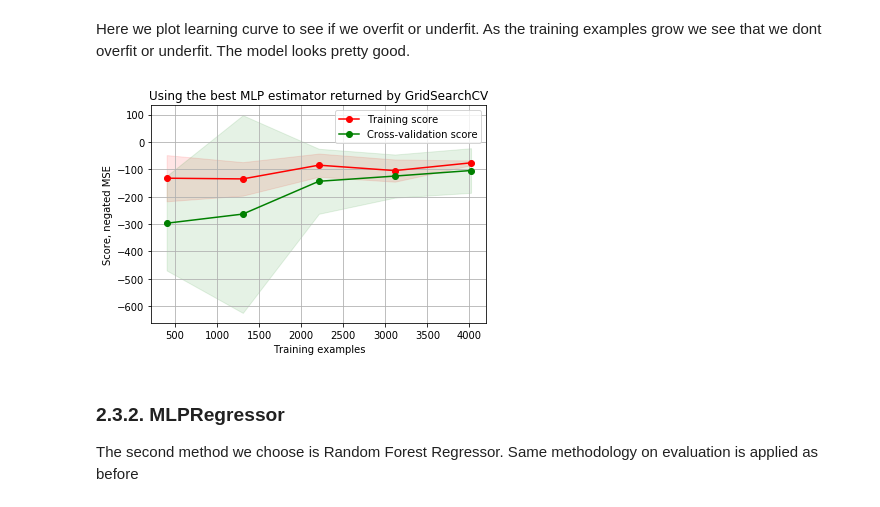
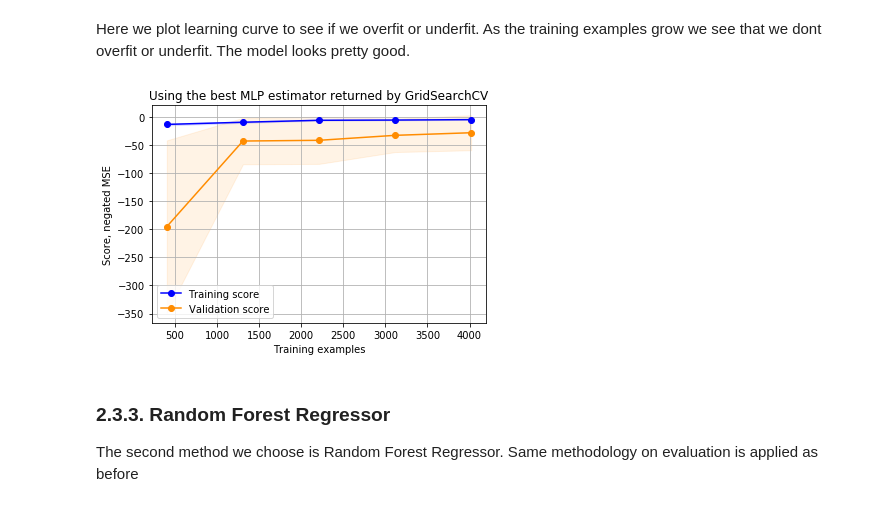
Before and after one commit to z0zz0/Learning-systems-project, a Jupyter notebook: Regression part/ModelingCoolingH2O2.ipynb, the cells around one changed output. Drawn from its saved outputs; the diff is of its cells as text; code cells hidden in the pictures.

Commit message:
done with regression part

```diff
--- a/Regression part/ModelingCoolingH2O2.ipynb
+++ b/Regression part/ModelingCoolingH2O2.ipynb
@@ -82 +59,11 @@ Explained variance in the top [0..10]:
+# %%
+forest = ExtraTreesRegressor(random_state=0, n_jobs=-1)
+
+forest.fit(X_train, y_train)
+importances = forest.feature_importances_
+indices = np.argsort(importances)[::-1]
+
+model = SelectFromModel(forest, prefit=True)
+X_train_reduced = model.transform(X_train)
+X_test_reduced = model.transform(X_test)
 # %% [markdown]
@@ -155,0 +140,15 @@ The first method we choose is MLPRegressor
+# %%
+# Dictionary with parameters for MLPRegressor using GridSearchCV
+tuned_parameters = [{}]
+
+print("Training LinearRegression, this might take a while...")
+lin_gscv = GridSearchCV( LinearRegression(),tuned_parameters, scoring='neg_mean_squared_error', n_jobs=-1, cv=10, verbose=2) # n_jobs=-1 uses all cores on the CPU.
+lin_gscv.fit(X_train_reduced_scaled, y_train)
+
+print("\nGridSearchCV found that these parameters are the best:\n")
+lin_est = lin_gscv.best_estimator_
+
+mean = lin_gscv.cv_results_['mean_test_score'][lin_gscv.best_index_]
+std = lin_gscv.cv_results_['std_test_score'][lin_gscv.best_index_]
+params = lin_gscv.cv_results_['params'][lin_gscv.best_index_]
+print("%r\nMean: %0.3f. Std: %0.03f\n" % (params, mean, std))
@@ -156,15 +190,15 @@ The first method we choose is MLPRegressor
 # %%
 # Dictionary with parameters for MLPRegressor using GridSearchCV
-tuned_parameters = [{'hidden_layer_sizes':[(3,2), (7,2), (5,3), (7,3,1), (3,5,3)],#, (10, 8, 5, 3, 2), (3,5,6,6,3,2)],
+tuned_parameters = [{'hidden_layer_sizes':[(20,), (50,), (20,10,5,2), (15,10,5,3,2), (10,10,7,5,5,3,3)],
                      'activation':['logistic', 'relu'],
                      'solver':['lbfgs', 'adam'],
-                     'alpha':[1, 5, 10, 15, 20, 25, 50, 75, 100],
-                     'learning_rate_init':[0.01,0.025, 0.05, 0.1, 0.25, 0.5, 1, 5, 10],
+                     'alpha':[0.1, 1, 5, 10, 15],
+                     'learning_rate_init':[0.01,0.025, 0.05, 0.1, 0.25, 0.5, 1],
                      'max_iter':[2000] }]
 
 print("Training MLPRegressor, this might take a while...")
-mlpr_gscv = GridSearchCV( MLPRegressor(), tuned_parameters, scoring='neg_mean_squared_error', n_jobs=-1, cv=10) # n_jobs=-1 uses all cores on the CPU.
-mlpr_gscv.fit(X_train_pca_scaled, y_train)
+mlpr_gscv = GridSearchCV( MLPRegressor(), tuned_parameters, scoring='neg_mean_squared_error', n_jobs=-1, cv=10, verbose=2) # n_jobs=-1 uses all cores on the CPU.
+mlpr_gscv.fit(X_train_reduced_scaled, y_train)#X_train_pca_scaled, y_train)
 
 print("\nGridSearchCV found that these parameters are the best:\n")
 mlpr_est = mlpr_gscv.best_estimator_
@@ -241,29 +291,29 @@ plt.show()
 # %% [markdown]
 Here we plot learning curve to see if we overfit or underfit. As the training examples grow we see that we dont overfit or underfit. The model looks pretty good.
 # %%
-train_sizes, train_scores, test_scores = learning_curve(mlpr_est, X_train_pca_scaled, y_train, cv=10, scoring='neg_mean_squared_error', n_jobs=-1)
+train_sizes, train_scores, test_scores = learning_curve(mlpr_est, X_train_reduced_scaled, y_train, cv=10, scoring='neg_mean_squared_error', n_jobs=-1)
 
 train_scores_mean = np.mean(train_scores, axis=1)
 train_scores_std = np.std(train_scores, axis=1)
 test_scores_mean = np.mean(test_scores, axis=1)
 test_scores_std = np.std(test_scores, axis=1)
 
 #print("%0.3f (+/- %0.03f)" % (test_scores_mean[-1], test_scores_std[-1]))
 
 plt.title("Using the best MLP estimator returned by GridSearchCV")
 plt.xlabel("Training examples")
 plt.ylabel("Score, negated MSE")
 plt.grid()
-plt.fill_between(train_sizes, train_scores_mean - train_scores_std, train_scores_mean + train_scores_std, alpha=0.1, color="r")
-plt.fill_between(train_sizes, test_scores_mean - test_scores_std, test_scores_mean + test_scores_std, alpha=0.1, color="g")
-plt.plot(train_sizes, train_scores_mean, 'o-', color="r", label="Training score")
-plt.plot(train_sizes, test_scores_mean, 'o-', color="g", label="Cross-validation score")
+plt.fill_between(train_sizes, train_scores_mean - train_scores_std, train_scores_mean + train_scores_std, alpha=0.1, color="blue")
+plt.fill_between(train_sizes, test_scores_mean - test_scores_std, test_scores_mean + test_scores_std, alpha=0.1, color="darkorange")
+plt.plot(train_sizes, train_scores_mean, 'o-', color="blue", label="Training score")
+plt.plot(train_sizes, test_scores_mean, 'o-', color="darkorange", label="Validation score")
 plt.legend(loc="best")
 plt.show()
 # %% [output]
-[figure, old version]
+[figure, new version]
 # %% [markdown]
-### 2.3.2. MLPRegressor
+### 2.3.3. Random Forest Regressor
 The second method we choose is Random Forest Regressor. Same methodology on evaluation is applied as before
 # %%
 # Dictionary with parameters for RandomForestRegressor using GridSearchCV
```
Also changed, not shown: parts of 24 cells of this notebook, 4 other files.
